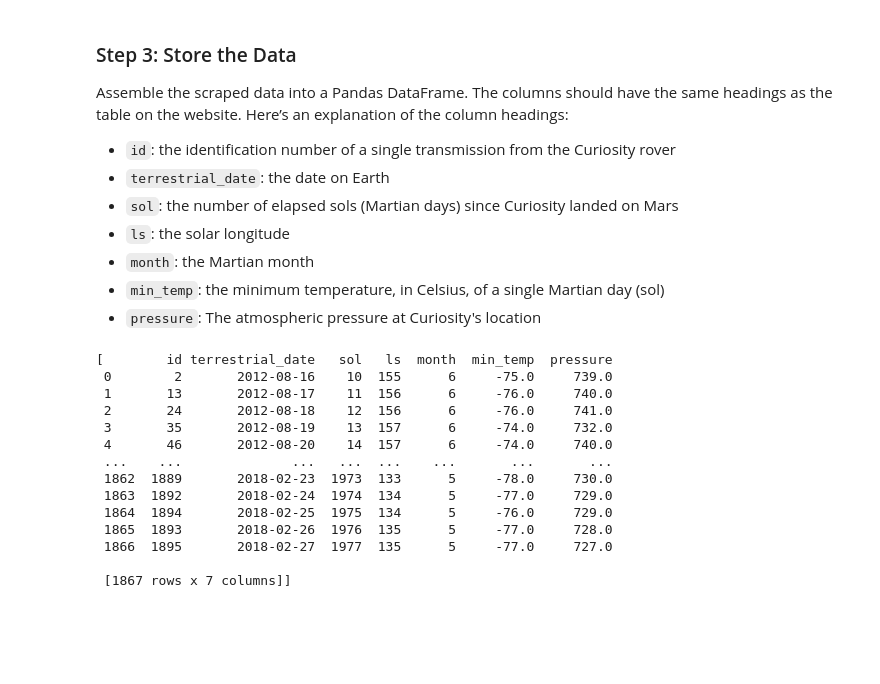
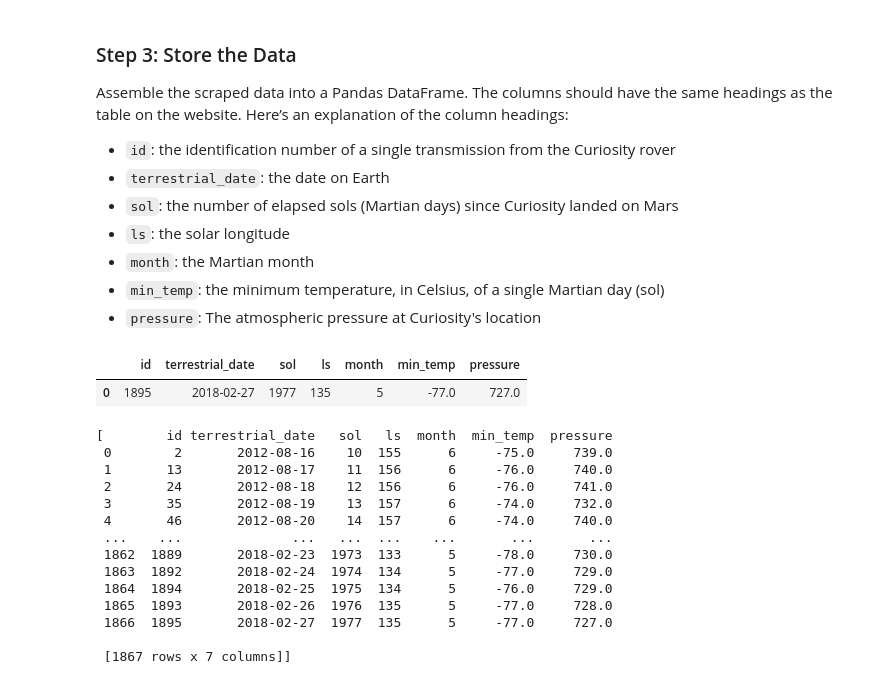
Before and after one commit to KYbarra4/web-scraping-challenge, a Jupyter notebook: mars_weatherKY.ipynb, the cells around one changed output. Drawn from its saved outputs; the diff is of its cells as text; code cells hidden in the pictures; blank space fills up the shorter version.

```diff
--- a/mars_weatherKY.ipynb
+++ b/mars_weatherKY.ipynb
@@ -147,3 +93,30 @@ for result in results:
+# %%
+# Create an empty list
+mt_list= []
+
+# Loop through the scraped data to create a list of rows
+mars_df = pd.DataFrame(columns = ['id', 'terrestrial_date', 'sol', 'ls', 'month', 'min_temp', 'pressure'])
+
+for row in mars_table.find_all('tr'):
+
+    columns = row.find_all('td')
+
+    if(columns != []):
+        id = columns[0].text.strip()
+        terrestrial_date = columns[1].text.strip()
+        sol = columns[2].text.strip()
+        ls = columns[3].text.strip()
+        month = columns[4].text.strip()
+        min_temp = columns[5].text.strip()
+        pressure = columns[6].text.strip()
+
+
+mars_df = mars_df.append({'id': id,  'terrestrial_date': terrestrial_date, 'sol': sol, 'ls': ls, 'month': month, 'min_temp': min_temp, 'pressure' : pressure}, ignore_index = True)
+
+mars_df.head()
+# %% [output]
+|  | id | terrestrial_date | sol | ls | month | min_temp | pressure |
+| 0 | 1895 | 2018-02-27 | 1977 | 135 | 5 | -77.0 | 727.0 |
 # %%
 table = pd.read_html(url)
 table
```
Also changed, not shown: parts of 4 cells of this notebook, 1 other file.
